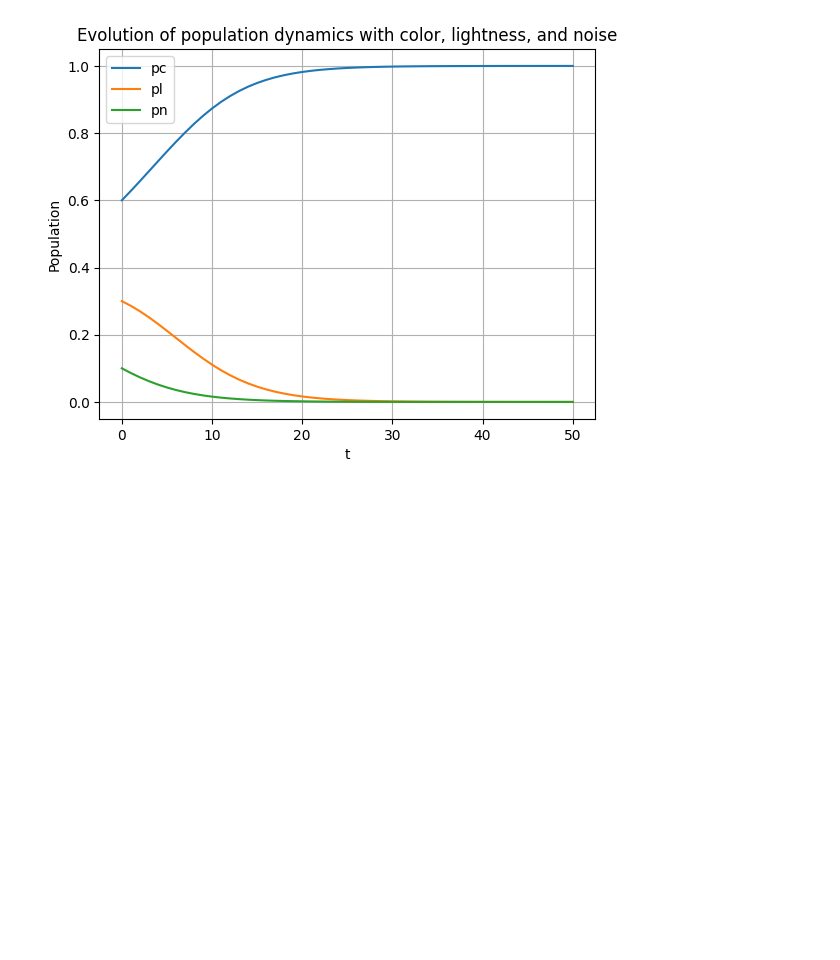
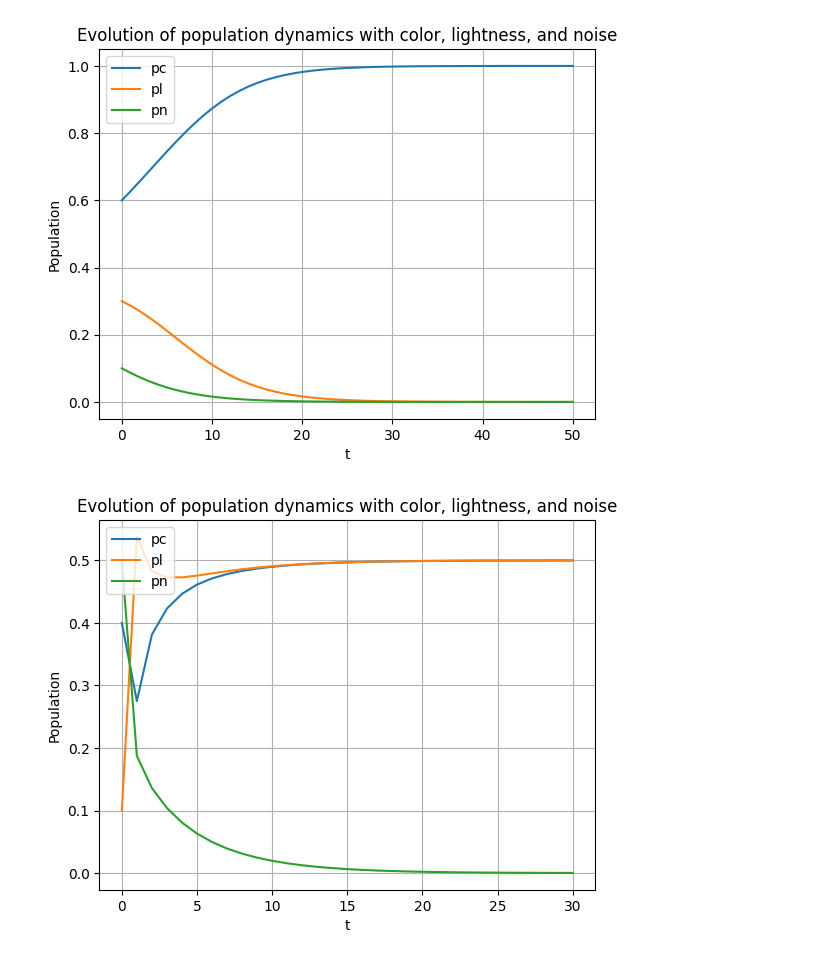
Before and after one commit to SearchingAlpha/mathematical-modelling-and-computer-science, a Jupyter notebook: 4_Discrete-time_models_I_Modeling/page.ipynb, the cells around one changed output. Saved outputs shown, nothing was run; the diff lists cells and outputs as text; code cells hidden in the pictures; blank space fills up the shorter version.

```diff
--- a/4_Discrete-time_models_I_Modeling/page.ipynb
+++ b/4_Discrete-time_models_I_Modeling/page.ipynb
@@ -390,3 +390,43 @@ plt.grid(True)
 plt.show()
 # %% [output]
 [figure]
+# %%
+r = 0.05
+def initialize():
+    global pc, pl, pn, pc_result, pl_result, pn_result
+    pc_result = [pc]
+    pl_result = [pl]
+    pn_result = [pn]
+
+def observe():
+    global pc, pl, pn, pc_result, pl_result, pn_result
+    pc_result.append(pc)
+    pl_result.append(pl)
+    pn_result.append(pn)
+
+def update():
+    global pc, pl, pn, pc_result, pl_result, pn_result
+    pc_next = pc + r*1/pc*pl + r*1/pc*pn - r*1/pl*pc
+    pl_next = pl + r*1/pl*pc + r*1/pl*pn - r*1/pc*pl
+    pn_next = 1- pc_next - pl_next
+    pc, pl, pn = pc_next, pl_next, pn_next
+
+# Initialize state (pc, pl, pn)
+pc = 0.4
+pl = 0.1
+pn = 0.5
+initialize()
+for t in range(30):
+    update()
+    observe()
+plt.plot(pc_result, label='pc')
+plt.plot(pl_result, label='pl')
+plt.plot(pn_result, label='pn')
+plt.xlabel("t")
+plt.ylabel("Population")
+plt.title("Evolution of population dynamics with color, lightness, and noise")
+plt.legend(loc='upper left')
+plt.grid(True)
+plt.show()
+# %% [output]
+[figure, added]
```
